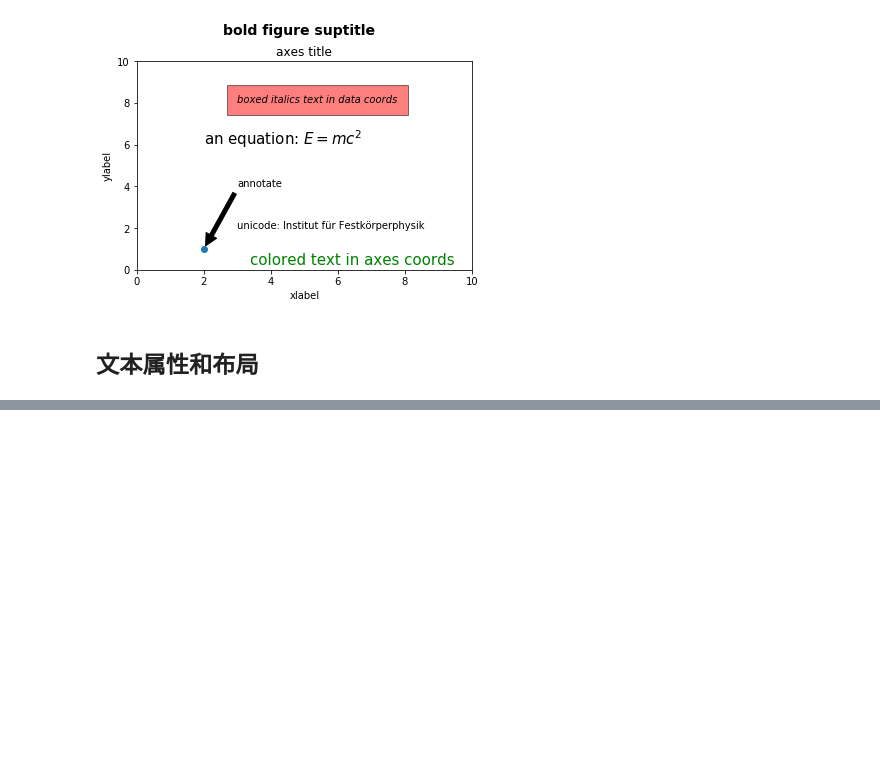
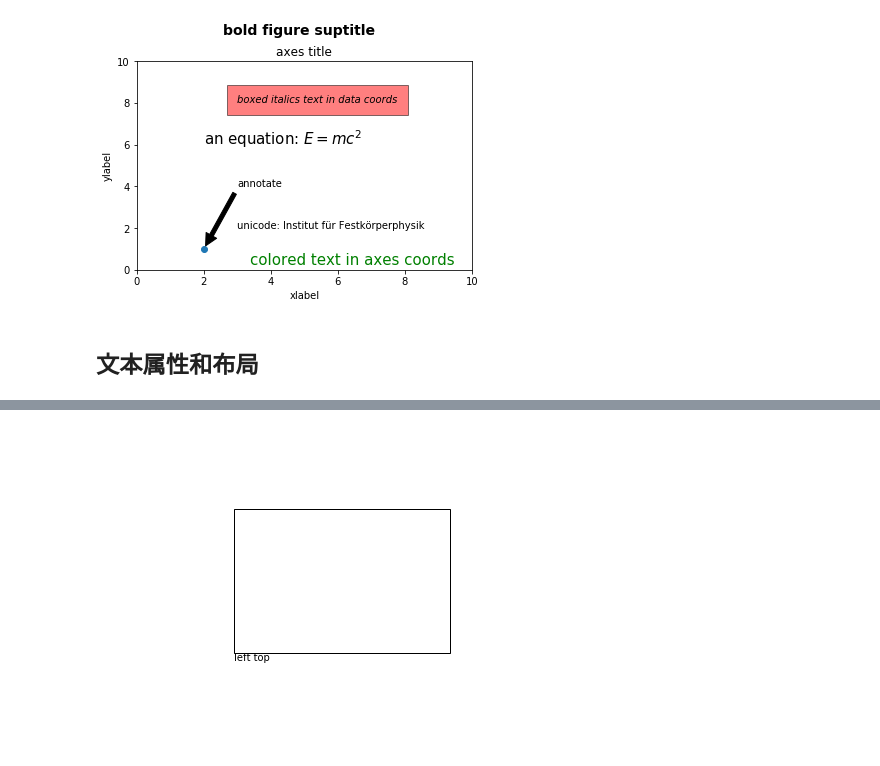
Before and after one commit to fenghaotong/LanguageStudy, a Jupyter notebook: Computer/Python/Books/MatplotlibDocumentation/4.处理文本.ipynb, the cells around one changed output, grey strips where cells are left out. Cells and saved outputs as stored; diff of their text form; code cells hidden in the pictures; blank space fills up the shorter version.

```diff
--- a/Computer/Python/Books/MatplotlibDocumentation/4.处理文本.ipynb
+++ b/Computer/Python/Books/MatplotlibDocumentation/4.处理文本.ipynb
@@ -116,0 +122,5 @@ plt.show()
+# %%
+left, width = .25, .5
+bottom, height = .25, .5
+right = left + width
+top = bottom + height
@@ -116,0 +143,16 @@ plt.show()
+# %%
+fig = plt.figure()
+ax = fig.add_axes([0,0,1,1])
+ax.text(left, bottom, 'left top',
+        horizontalalignment='left',
+        verticalalignment='top',
+        transform=ax.transAxes)
+p = patches.Rectangle(
+    (left, bottom), width, height,
+    fill=False, transform=ax.transAxes, clip_on=False
+)
+ax.add_patch(p)
+ax.set_axis_off()
+plt.show()
+# %% [output]
+[figure, added]
```
Also changed, not shown: parts of 50 cells of this notebook.
